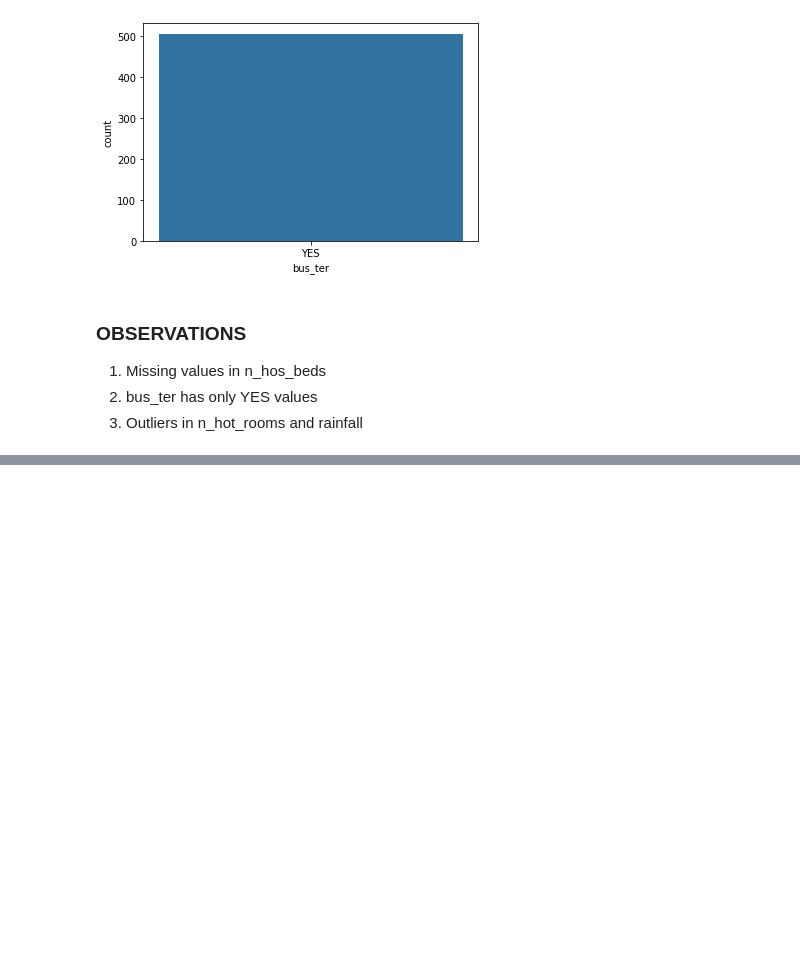
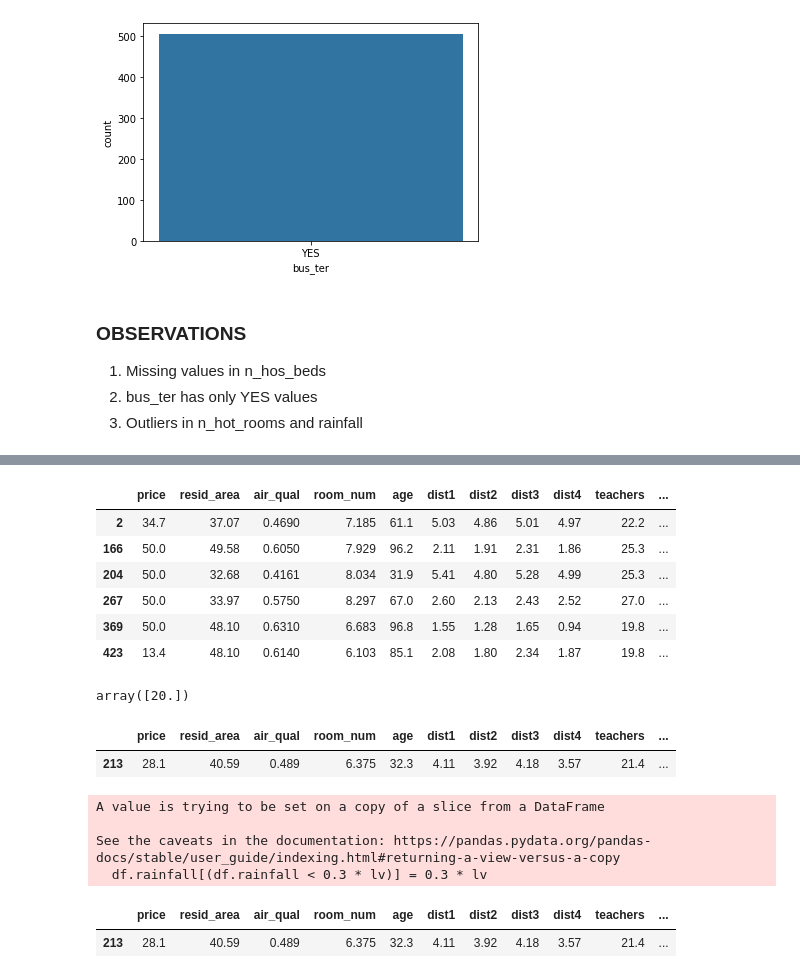
Before and after one commit to Stan-Leigh/Start-Tech-Academy, a Jupyter notebook: Preprocessing_Classification.ipynb, the cells around one changed output, grey strips where cells are left out. Cells and saved outputs as stored; diff of their text form; code cells hidden in the pictures; blank space fills up the shorter version.

```diff
--- a/Preprocessing_Classification.ipynb
+++ b/Preprocessing_Classification.ipynb
@@ -93,0 +122,14 @@ sns.countplot(x='bus_ter', data=df)  # not a vaiable. just a constant. not provi
+# %%
+df[ (df.n_hot_rooms > uv) ]
+# %% [output]
+|  | price | resid_area | air_qual | room_num | age | dist1 | dist2 | dist3 | dist4 | teachers | ... |
+| 2 | 34.7 | 37.07 | 0.4690 | 7.185 | 61.1 | 5.03 | 4.86 | 5.01 | 4.97 | 22.2 | ... |
+| 166 | 50.0 | 49.58 | 0.6050 | 7.929 | 96.2 | 2.11 | 1.91 | 2.31 | 1.86 | 25.3 | ... |
+| 204 | 50.0 | 32.68 | 0.4161 | 8.034 | 31.9 | 5.41 | 4.80 | 5.28 | 4.99 | 25.3 | ... |
+| 267 | 50.0 | 33.97 | 0.5750 | 8.297 | 67.0 | 2.60 | 2.13 | 2.43 | 2.52 | 27.0 | ... |
+| 369 | 50.0 | 48.10 | 0.6310 | 6.683 | 96.8 | 1.55 | 1.28 | 1.65 | 0.94 | 19.8 | ... |
+| 423 | 13.4 | 48.10 | 0.6140 | 6.103 | 85.1 | 2.08 | 1.80 | 2.34 | 1.87 | 19.8 | ... |
+# %%
+np.percentile(df['rainfall'], [1])
+# %% [output]
+array([20.])
@@ -93,0 +138,17 @@ sns.countplot(x='bus_ter', data=df)  # not a vaiable. just a constant. not provi
+# %%
+df[ (df.rainfall < lv) ]
+# %% [output]
+|  | price | resid_area | air_qual | room_num | age | dist1 | dist2 | dist3 | dist4 | teachers | ... |
+| 213 | 28.1 | 40.59 | 0.489 | 6.375 | 32.3 | 4.11 | 3.92 | 4.18 | 3.57 | 21.4 | ... |
+# %%
+df.rainfall[(df.rainfall < 0.3 * lv)] = 0.3 * lv
+# %% [output]
+A value is trying to be set on a copy of a slice from a DataFrame
+
+See the caveats in the documentation: https://pandas.pydata.org/pandas-docs/stable/user_guide/indexing.html#returning-a-view-versus-a-copy
+  df.rainfall[(df.rainfall < 0.3 * lv)] = 0.3 * lv
+# %%
+df[ (df.rainfall < lv) ]
+# %% [output]
+|  | price | resid_area | air_qual | room_num | age | dist1 | dist2 | dist3 | dist4 | teachers | ... |
+| 213 | 28.1 | 40.59 | 0.489 | 6.375 | 32.3 | 4.11 | 3.92 | 4.18 | 3.57 | 21.4 | ... |
```
Also changed, not shown: parts of 23 cells of this notebook, 1 other file.
